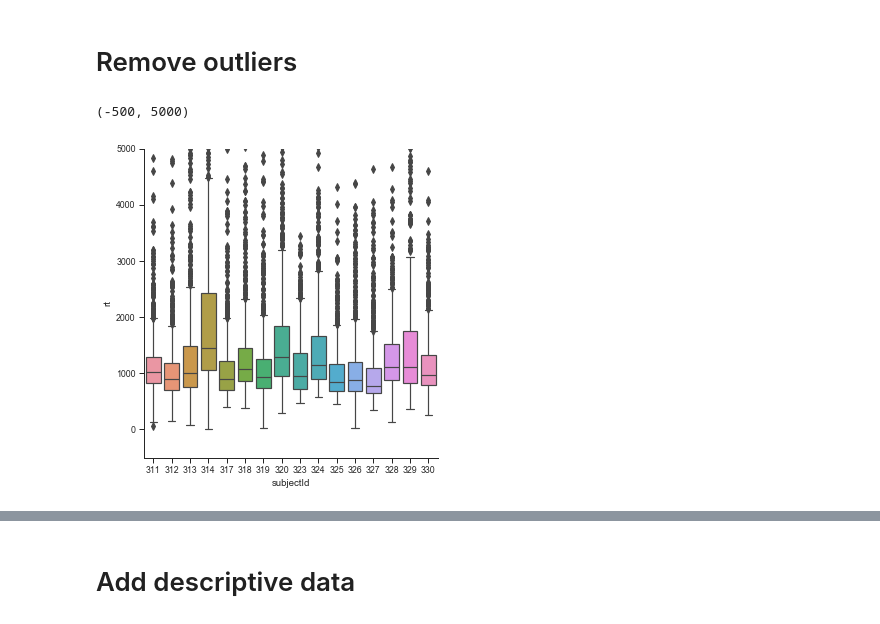
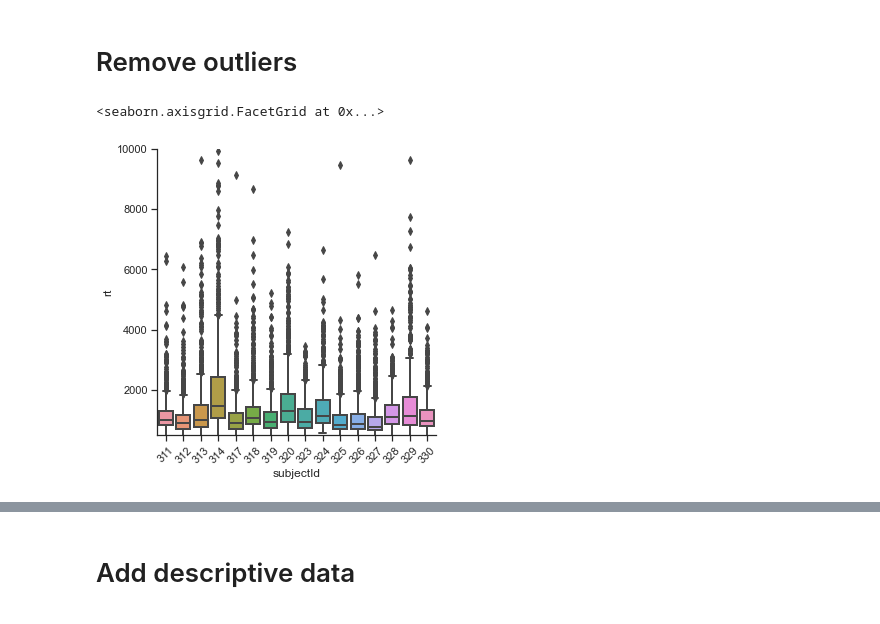
Before and after one commit to hoenir/DistributionLearningVisualSearch, a Jupyter notebook: mainAnalysis.ipynb, the cells around one changed output, grey strips where cells are left out. Saved outputs shown, nothing was run; the diff lists cells and outputs as text; code cells hidden in the pictures.

```diff
--- a/mainAnalysis.ipynb
+++ b/mainAnalysis.ipynb
@@ -295,9 +335,9 @@ Name: subjectId, dtype: int64
 # %% [markdown]
 # Remove outliers
 # %%
-ax= sns.catplot(x="subjectId", y="rt", kind="box", data=df[pd.to_numeric(df.subjectId)>310]);
-
-plt.ylim([-500, 5000])
+ax= sns.catplot(x="subjectId", y="rt", kind="box", data=df[(pd.to_numeric(df.subjectId)>310) & (df.group=='TD')]); #
+ax.set_xticklabels(rotation=45)
+ax.set(ylim=[500,10000])
 # %% [output]
-(-500, 5000)
+<seaborn.axisgrid.FacetGrid at 0x...>
-[figure, old version]
+[figure, new version]
```
Also changed, not shown: parts of 143 cells of this notebook, 28 other files.
